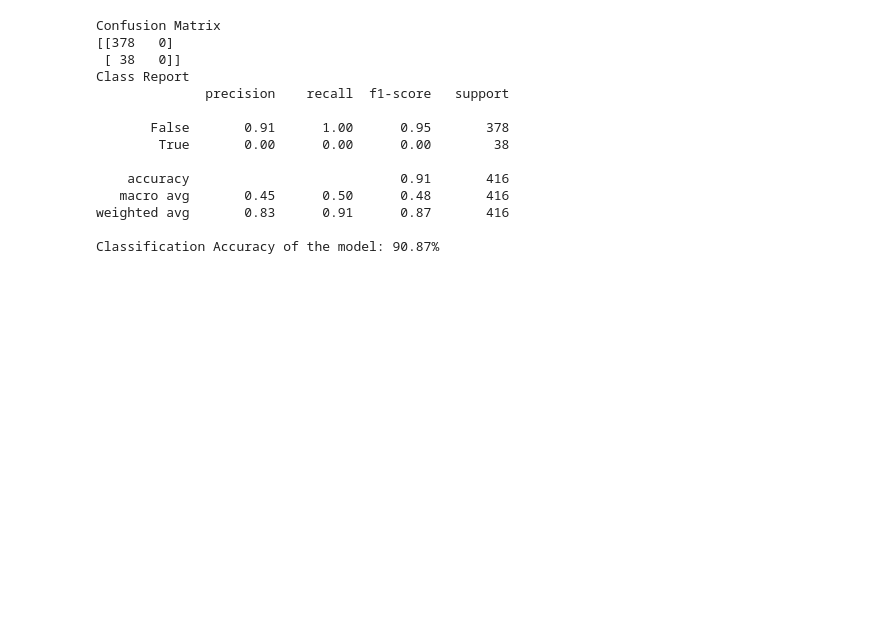
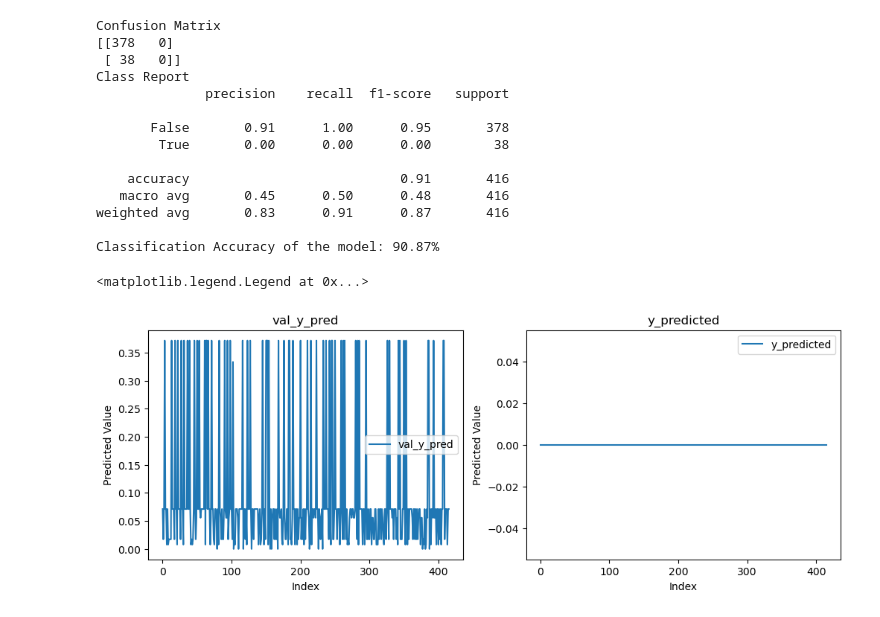
Before and after one commit to EthanSun29/Project, a Jupyter notebook: Boolean to one-hot.ipynb, the cells around one changed output. Drawn from its saved outputs; the diff is of its cells as text; code cells hidden in the pictures; blank space fills up the shorter version.

```diff
--- a/Boolean to one-hot.ipynb
+++ b/Boolean to one-hot.ipynb
@@ -82,3 +82,27 @@ Class Report
 weighted avg       0.83      0.91      0.87       416
 
 Classification Accuracy of the model: 90.87%
+# %%
+import matplotlib.pyplot as plt
+
+# Create a figure with 2 subplots
+fig, (ax1, ax2) = plt.subplots(1, 2, figsize=(12, 4))
+
+# Plot the predicted values in the first subplot
+ax1.plot(val_y_pred, label='val_y_pred')
+ax1.set_title('val_y_pred')
+ax1.set_xlabel('Index')
+ax1.set_ylabel('Predicted Value')
+ax1.legend()
+
+# Plot the thresholded predicted values in the second subplot
+ax2.plot(y_predicted, label='y_predicted')
+ax2.set_title('y_predicted')
+ax2.set_xlabel('Index')
+ax2.set_ylabel('Predicted Value')
+ax2.legend()
+
+# Show the plot
+# %% [output]
+<matplotlib.legend.Legend at 0x...>
+[figure, added]
```
Also changed, not shown: parts of 1 cell of this notebook.
